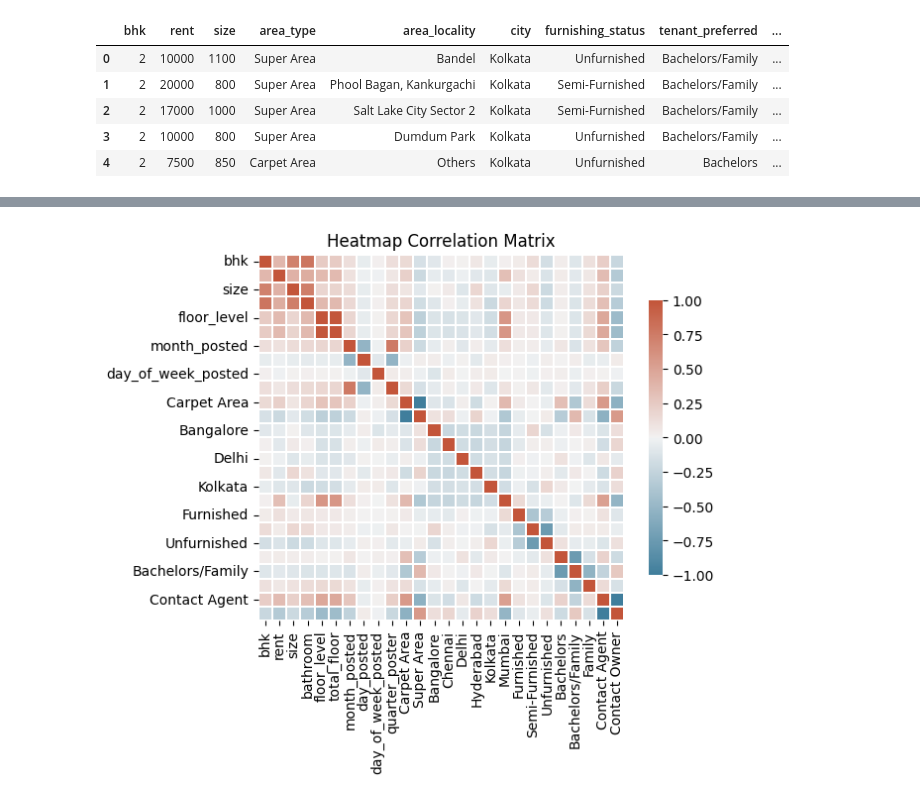
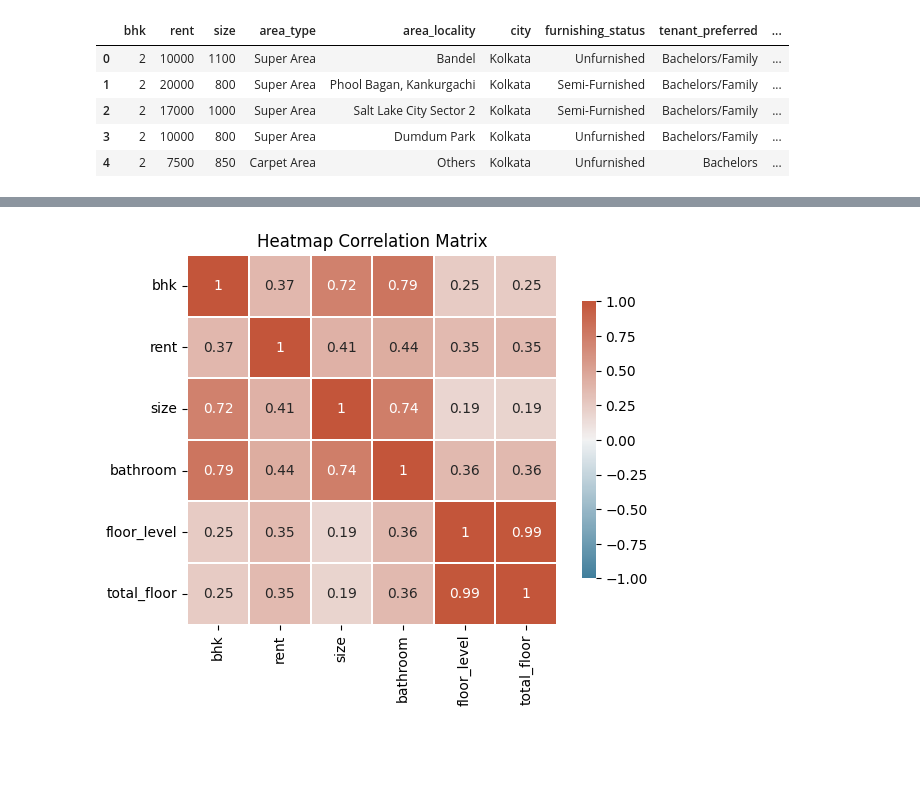
Before and after one commit to MrYellowSock/House-Rent-Prediction-in-India, a Jupyter notebook: HouseRentIndia.ipynb, the cells around one changed output, grey strips where cells are left out. Cells and saved outputs as stored; diff of their text form; code cells hidden in the pictures; blank space fills up the shorter version.

```diff
--- a/HouseRentIndia.ipynb
+++ b/HouseRentIndia.ipynb
@@ -21,10 +21,8 @@
 # %%
 import pandas as pd
 import numpy as np
-from matplotlib import pyplot as plt
+import matplotlib.pyplot as plt
 import seaborn as sns
-import matplotlib
-matplotlib.style.use('default')
 # %% [markdown]
 # ✏️ Define Functions & Read Dataset
 # %%
@@ -180,7 +180,7 @@ memory usage: 518.7+ KB
 | Contact Agent | 1529 | 32.243779 |
 | Contact Builder | 1 | 0.021088 |
 # %%
-# drop outliers
+# ตัดข้อมูลที่โดดออกมา (ข้อมูลที่มีค่าน้อยกว่าหรือมากกว่าข้อมูลทั่วไปมากๆ)
 shape(df2,'df2')
 df3 = df2[~df2['point_of_contact'].str.contains("Contact Builder")]
 df3 = df3[~df3['area_type'].str.contains("Built Area")]
@@ -195,11 +195,12 @@ df3['area_locality'] = df3['area_locality'].replace(area_locality_temp.index, 'O
 area_locality_temp = vc(df3, 'area_locality',True)
 
 # extract date time
-df3['month_posted'] = df3['posted_on'].dt.month
-df3['day_posted'] = df3['posted_on'].dt.day
-df3['day_of_week_posted'] = df3['posted_on'].dt.day_of_week
-df3['day_of_week_posted'] = df3['posted_on'].dt.day_of_week
-df3['quarter_poster'] = df3['posted_on'].dt.quarter
+#df3['month_posted'] = df3['posted_on'].dt.month
+#df3['day_posted'] = df3['posted_on'].dt.day
+#df3['day_of_week_posted'] = df3['posted_on'].dt.day_of_week
+#df3['day_of_week_posted'] = df3['posted_on'].dt.day_of_week
+#df3['quarter_poster'] = df3['posted_on'].dt.quarter
+
 
 # drop datetime
 df3.drop('posted_on',axis=1,inplace=True)
@@ -256,20 +270,21 @@ one hot encoded point_of_contact
 # %%
 # Define a nice color map for our heatmap
 cmap = sns.diverging_palette(230, 20, as_cmap=True)
 sns.heatmap(
-        data=df4.corr(),  # our correlation matrix
+        data=df3.corr(),  # our correlation matrix
         linewidths=0.3,  # the width of lines separating the matrix squares
         square=True,   # enforce 1:1 ratios among correlation cells
         cmap=cmap,  # use the color map we defined above
         vmax=1,  # define the max of our correlation scale
         vmin=-1, # define the min of our correlation scale
         center=0,  # The value at which the color map is centered about (white)
-        cbar_kws={"shrink": .75},  # shrink the scale a bit
-    )
+        cbar_kws={"shrink": .75},# shrink the scale a bit
+        annot = True
+)
 # adjust y-axis ticks for legibility
 plt.yticks(rotation=0)
 plt.title(f'Heatmap Correlation Matrix')
 # show the heatmap
 plt.show()
 # %% [output]
-[figure, old version]
+[figure, new version]
```
Also changed, not shown: parts of 23 cells of this notebook.
